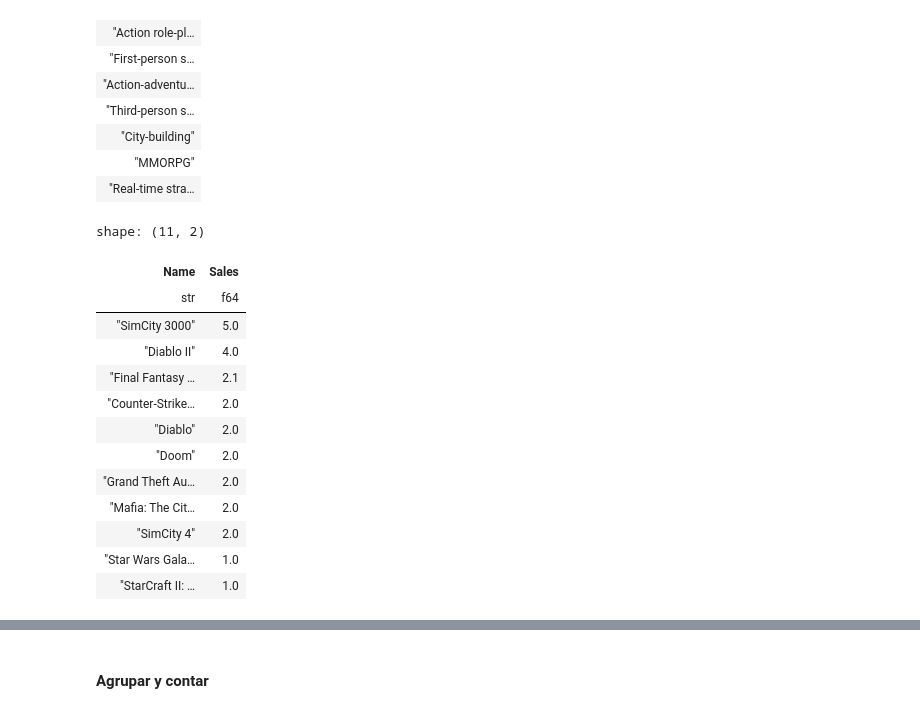
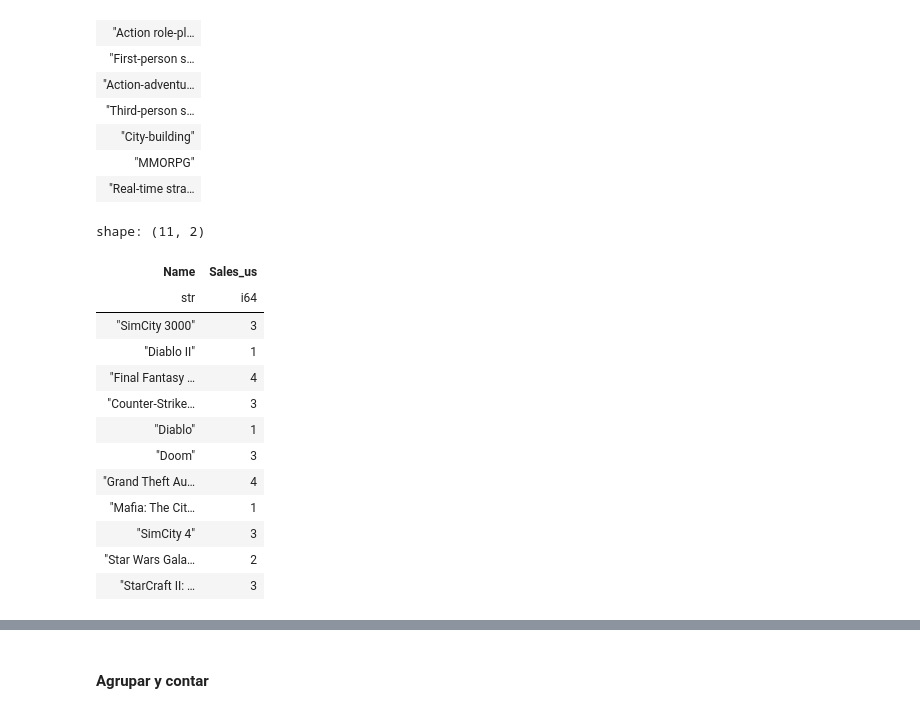
Before and after one commit to arthurquispe/libreria_polars, a Jupyter notebook: Tutorial Polars.ipynb, the cells around one changed output, grey strips where cells are left out. Saved outputs shown, nothing was run; the diff lists cells and outputs as text; code cells hidden in the pictures.

```diff
--- a/Tutorial Polars.ipynb
+++ b/Tutorial Polars.ipynb
@@ -125,21 +132,21 @@ shape: (11, 1)
 | "MMORPG" |
 | "Real-time stra… |
 # %%
-# Select 2+ columns
-df.select(pl.col(['Name', 'Sales']))
+# Seleccionamos 2 a más columnas
+df.select(pl.col(['Name', 'Sales_us']))
 # %% [output]
 shape: (11, 2)
-| Name | Sales |
-| str | f64 |
-| "SimCity 3000" | 5.0 |
-| "Diablo II" | 4.0 |
-| "Final Fantasy … | 2.1 |
-| "Counter-Strike… | 2.0 |
-| "Diablo" | 2.0 |
-| "Doom" | 2.0 |
-| "Grand Theft Au… | 2.0 |
-| "Mafia: The Cit… | 2.0 |
-| "SimCity 4" | 2.0 |
-| "Star Wars Gala… | 1.0 |
-| "StarCraft II: … | 1.0 |
+| Name | Sales_us |
+| str | i64 |
+| "SimCity 3000" | 3 |
+| "Diablo II" | 1 |
+| "Final Fantasy … | 4 |
+| "Counter-Strike… | 3 |
+| "Diablo" | 1 |
+| "Doom" | 3 |
+| "Grand Theft Au… | 4 |
+| "Mafia: The Cit… | 1 |
+| "SimCity 4" | 3 |
+| "Star Wars Gala… | 2 |
+| "StarCraft II: … | 3 |
 # %%
```
Also changed, not shown: parts of 15 cells of this notebook, 2 other files.
